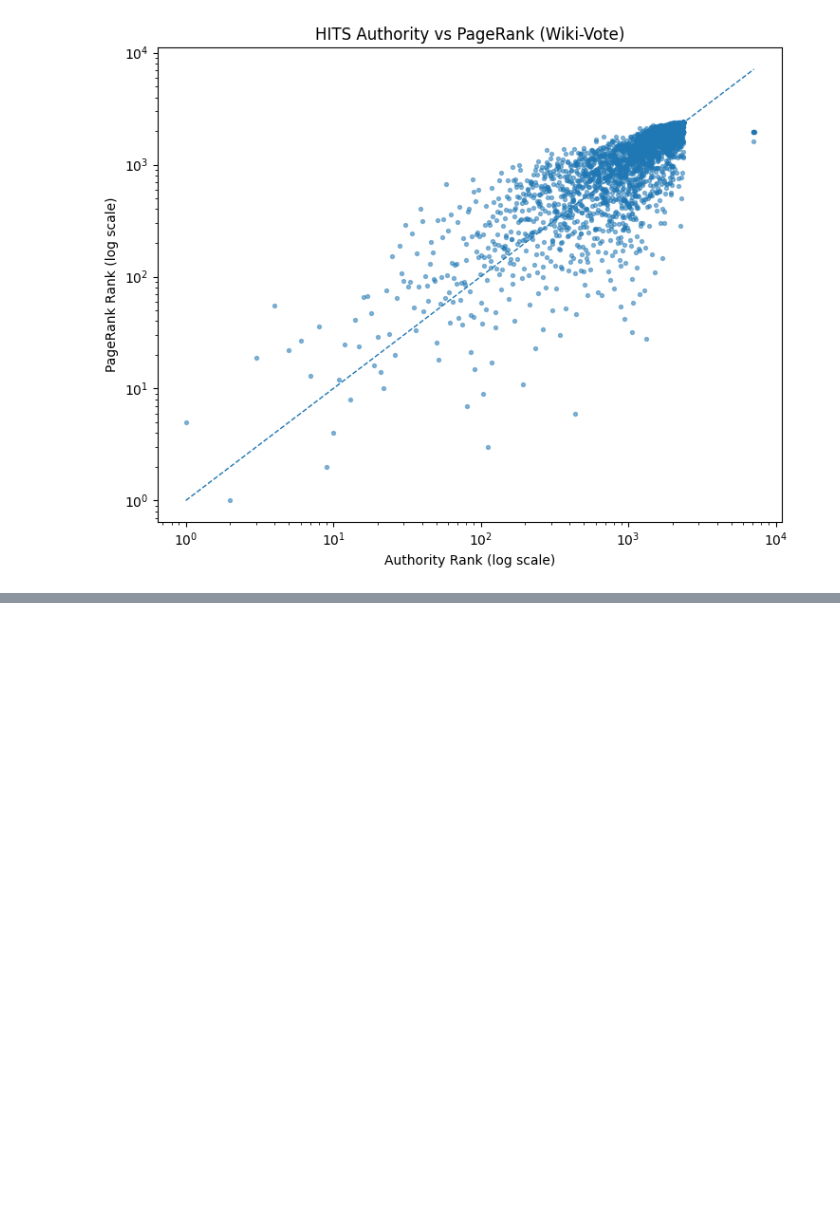
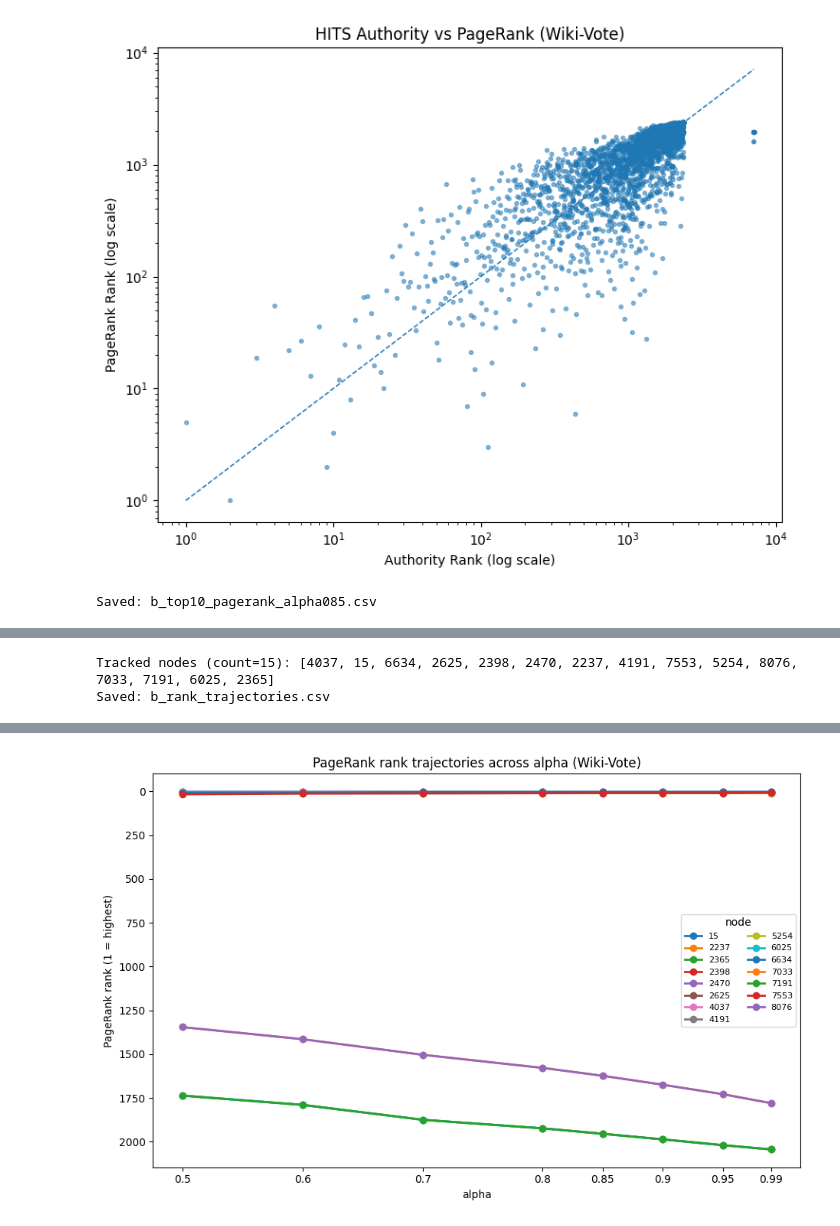
Before and after one commit to rezamosavi8740/SN-HW2, a Jupyter notebook: SNHW2_Q2.ipynb, the cells around one changed output, grey strips where cells are left out. Cells and saved outputs as stored; diff of their text form; code cells hidden in the pictures; blank space fills up the shorter version.

```diff
--- a/SNHW2_Q2.ipynb
+++ b/SNHW2_Q2.ipynb
@@ -117,3 +117,79 @@ Top-10 PageRank (saved: a_top10_pagerank.csv)
 | 1261 | 7553 | 0.002170 | 9 |
 | 3 | 5254 | 0.002150 | 10 |
 [figure]
+# %%
+ANOMALY_NODES = []
+
+
+ALPHAS = np.array([0.50, 0.60, 0.70, 0.80, 0.85, 0.90, 0.95, 0.99], dtype=float)
+
+def scores_to_rank(score_dict: dict[int, float]) -> pd.Series:
+    s = pd.Series(score_dict, dtype=float)
+    return s.rank(ascending=False, method="min").astype(int)
+
+
+top10_pr_085 = (
+    merged.sort_values("rank_pagerank")
+    .head(10)[["node", "pagerank_score", "rank_pagerank"]]
+    .copy()
+)
+top10_pr_085.to_csv(os.path.join(OUT_DIR, "b_top10_pagerank_alpha085.csv"), index=False)
+
+print("Saved: b_top10_pagerank_alpha085.csv")
+display(top10_pr_085)
+
+top10_nodes = top10_pr_085["node"].astype(int).tolist()
+
+if len(ANOMALY_NODES) > 0:
+    anomaly_nodes = [int(x) for x in ANOMALY_NODES]
+else:
+    tmp = merged.copy()
+    tmp["rank_gap"] = (tmp["rank_authority"] - tmp["rank_pagerank"]).abs()
+    anomaly_nodes = tmp.sort_values("rank_gap", ascending=False).head(5)["node"].astype(int).tolist()
+
+tracked_nodes = list(dict.fromkeys(top10_nodes + anomaly_nodes))  # preserve order + unique
+print("Tracked nodes (count={}):".format(len(tracked_nodes)), tracked_nodes)
+
+
+rows = []
+for a in ALPHAS:
+    pr = nx.pagerank(G, alpha=float(a))
+    ranks = scores_to_rank(pr)
+
+    for node in tracked_nodes:
+        rows.append({
+            "alpha": float(a),
+            "node": int(node),
+            "pagerank_score": float(pr.get(int(node), np.nan)),
+            "pagerank_rank": int(ranks.get(int(node), np.nan)),
+        })
+
+traj = pd.DataFrame(rows)
+
+meta = merged[["node", "rank_authority", "rank_pagerank"]].copy()
+traj = traj.merge(meta, on="node", how="left")
+
+traj.to_csv(os.path.join(OUT_DIR, "b_rank_trajectories.csv"), index=False)
+print("Saved: b_rank_trajectories.csv")
+display(traj.head(12))
+
+
+pivot = traj.pivot_table(index="alpha", columns="node", values="pagerank_rank").sort_index()
+
+plt.figure(figsize=(9.4, 6.1))
+for node in pivot.columns:
+    plt.plot(pivot.index, pivot[node], marker="o", linewidth=2)
+
+plt.gca().invert_yaxis()
+plt.xlabel("alpha")
+plt.ylabel("PageRank rank (1 = highest)")
+plt.title("PageRank rank trajectories across alpha (Wiki-Vote)")
+
+plt.xticks(ALPHAS, [str(a) for a in ALPHAS])
+
+plt.legend([str(int(n)) for n in pivot.columns], title="node", fontsize=8, ncol=2, frameon=True)
+
+plt.tight_layout()
+plt.show()
+# %% [output]
+Saved: b_top10_pagerank_alpha085.csv
@@ -119,0 +207,2 @@ Top-10 PageRank (saved: a_top10_pagerank.csv)
+Tracked nodes (count=15): [4037, 15, 6634, 2625, 2398, 2470, 2237, 4191, 7553, 5254, 8076, 7033, 7191, 6025, 2365]
+Saved: b_rank_trajectories.csv
@@ -119,0 +222 @@ Top-10 PageRank (saved: a_top10_pagerank.csv)
+[figure, added]
```
Also changed, not shown: parts of 1 cell of this notebook, 1 other file.
